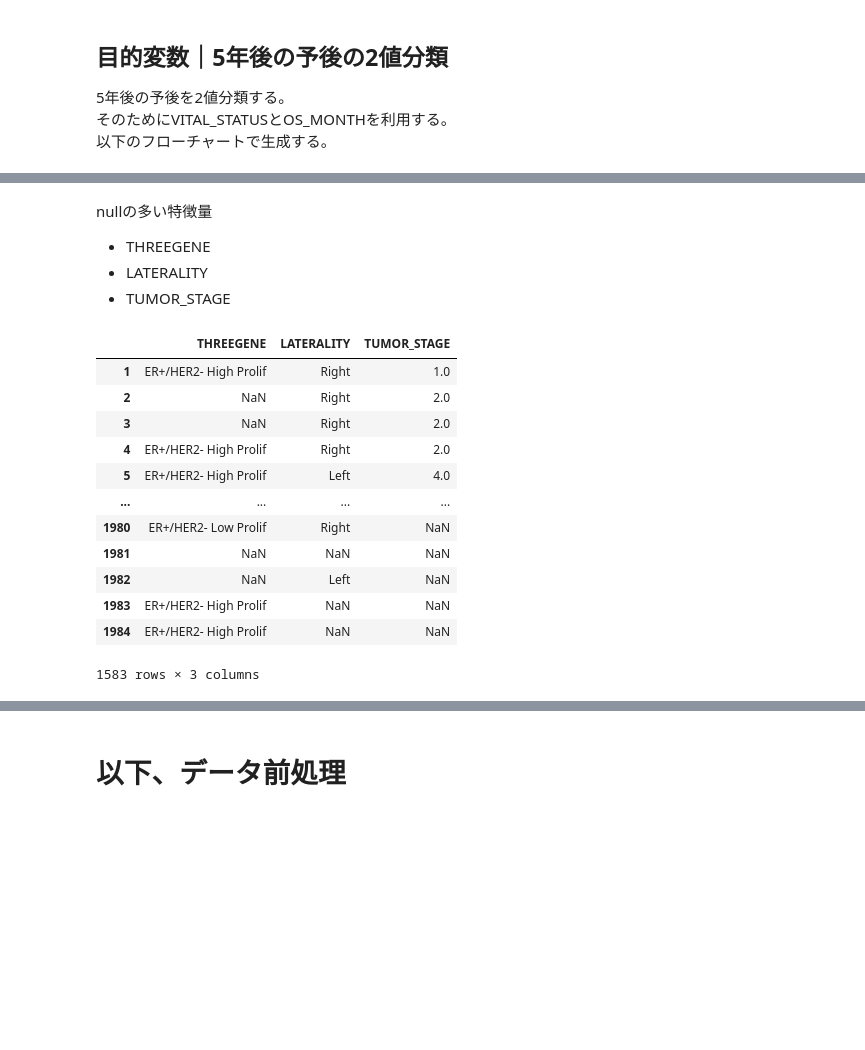
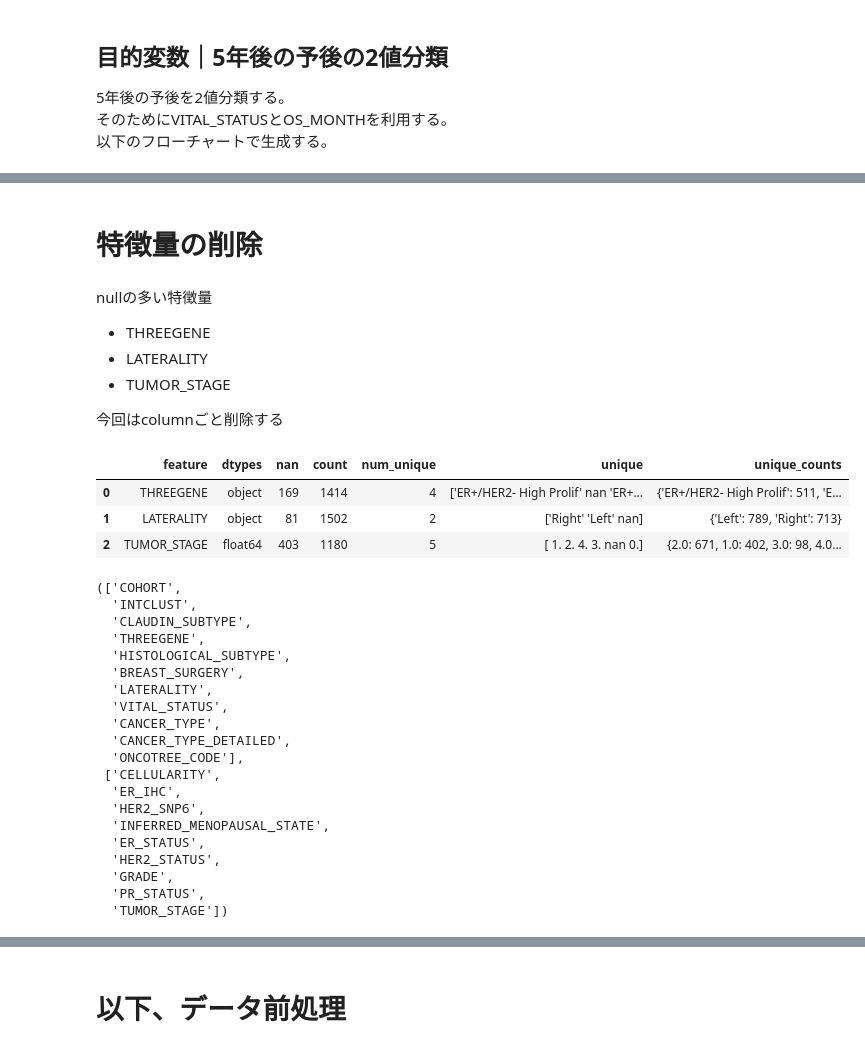
Before and after one commit to mono-clone/breast_cancer_analytics, a Jupyter notebook: notebooks/2.0-preprocess_5years_suvival.ipynb, the cells around one changed output, grey strips where cells are left out. Cells and saved outputs as stored; diff of their text form; code cells hidden in the pictures; blank space fills up the shorter version.

```diff
--- a/notebooks/2.0-preprocess_5years_suvival.ipynb
+++ b/notebooks/2.0-preprocess_5years_suvival.ipynb
@@ -288,7 +288,7 @@ df_MTST.to_pickle(config.INTERIM_PICKLE_PREPROCESSED_DIR + "/df_MTST.pkl")
 # %% [markdown]
 ## 無意味な特徴量の削除
 # %%
-df_MB = pd.read_pickle(config.INTERIM_PICKLE_PREPROCESSED_DIR + "/df_MB.pkl")
+df_MB = pd.read_pickle(config.INTERIM_PICKLE_PREPROCESSED_OS5YEARS_DIR + "/df_MB.pkl")
 df_MB.drop(meanless_columns, axis=1, inplace=True)
 
 check(df_MB)
@@ -425,0 +443,2 @@ sklearn　特徴量選択手法｜https://scikit-learn.org/stable/modules/classe
+# %%
+df_MB = dropna_u5(df_MB)
@@ -471,21 +504,39 @@ check(df_MB)
 # %% [markdown]
-nullの多い特徴量
-- THREEGENE
-- LATERALITY
-- TUMOR_STAGE
+# 特徴量の削除
+# %% [markdown]
+nullの多い特徴量
+- THREEGENE
+- LATERALITY
+- TUMOR_STAGE
+
+今回はcolumnごと削除する
 # %%
-df_MB[["THREEGENE", "LATERALITY", "TUMOR_STAGE"]]
+check(df_MB[["THREEGENE", "LATERALITY", "TUMOR_STAGE"]])
 # %% [output]
-|  | THREEGENE | LATERALITY | TUMOR_STAGE |
-| 1 | ER+/HER2- High Prolif | Right | 1.0 |
-| 2 | NaN | Right | 2.0 |
-| 3 | NaN | Right | 2.0 |
-| 4 | ER+/HER2- High Prolif | Right | 2.0 |
-| 5 | ER+/HER2- High Prolif | Left | 4.0 |
-| ... | ... | ... | ... |
-| 1980 | ER+/HER2- Low Prolif | Right | NaN |
-| 1981 | NaN | NaN | NaN |
-| 1982 | NaN | Left | NaN |
-| 1983 | ER+/HER2- High Prolif | NaN | NaN |
-| 1984 | ER+/HER2- High Prolif | NaN | NaN |
+|  | feature | dtypes | nan | count | num_unique | unique | unique_counts |
+| 0 | THREEGENE | object | 169 | 1414 | 4 | ['ER+/HER2- High Prolif' nan 'ER+... | {'ER+/HER2- High Prolif': 511, 'E... |
+| 1 | LATERALITY | object | 81 | 1502 | 2 | ['Right' 'Left' nan] | {'Left': 789, 'Right': 713} |
+| 2 | TUMOR_STAGE | float64 | 403 | 1180 | 5 | [ 1. 2. 4. 3. nan 0.] | {2.0: 671, 1.0: 402, 3.0: 98, 4.0... |
-1583 rows × 3 columns
+# %%
+str_cat_columns, num_cat_columns
+# %% [output]
+(['COHORT',
+  'INTCLUST',
+  'CLAUDIN_SUBTYPE',
+  'THREEGENE',
+  'HISTOLOGICAL_SUBTYPE',
+  'BREAST_SURGERY',
+  'LATERALITY',
+  'VITAL_STATUS',
+  'CANCER_TYPE',
+  'CANCER_TYPE_DETAILED',
+  'ONCOTREE_CODE'],
+ ['CELLULARITY',
+  'ER_IHC',
+  'HER2_SNP6',
+  'INFERRED_MENOPAUSAL_STATE',
+  'ER_STATUS',
+  'HER2_STATUS',
+  'GRADE',
+  'PR_STATUS',
+  'TUMOR_STAGE'])
```
Also changed, not shown: parts of 37 cells of this notebook, 1 other file.
